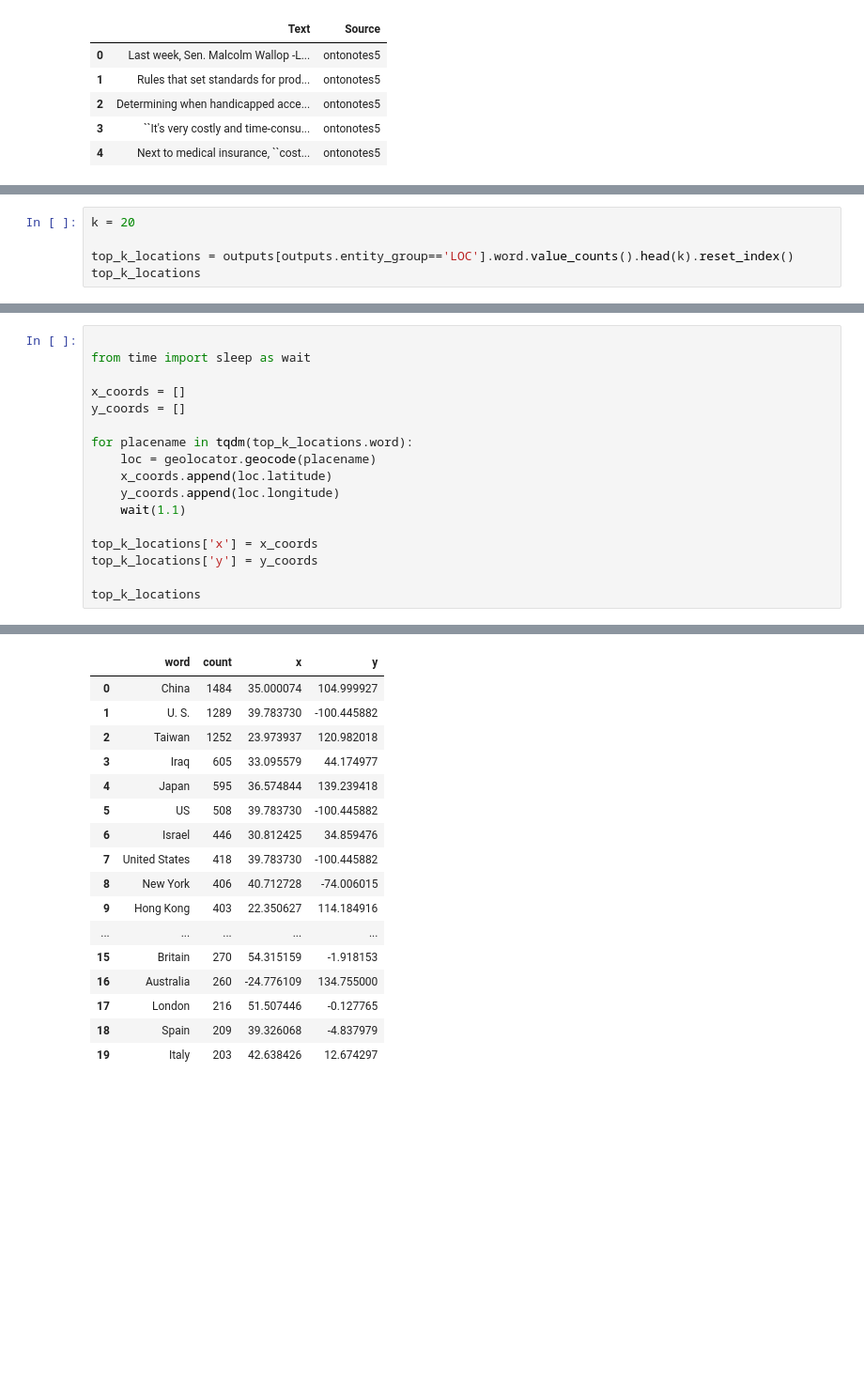
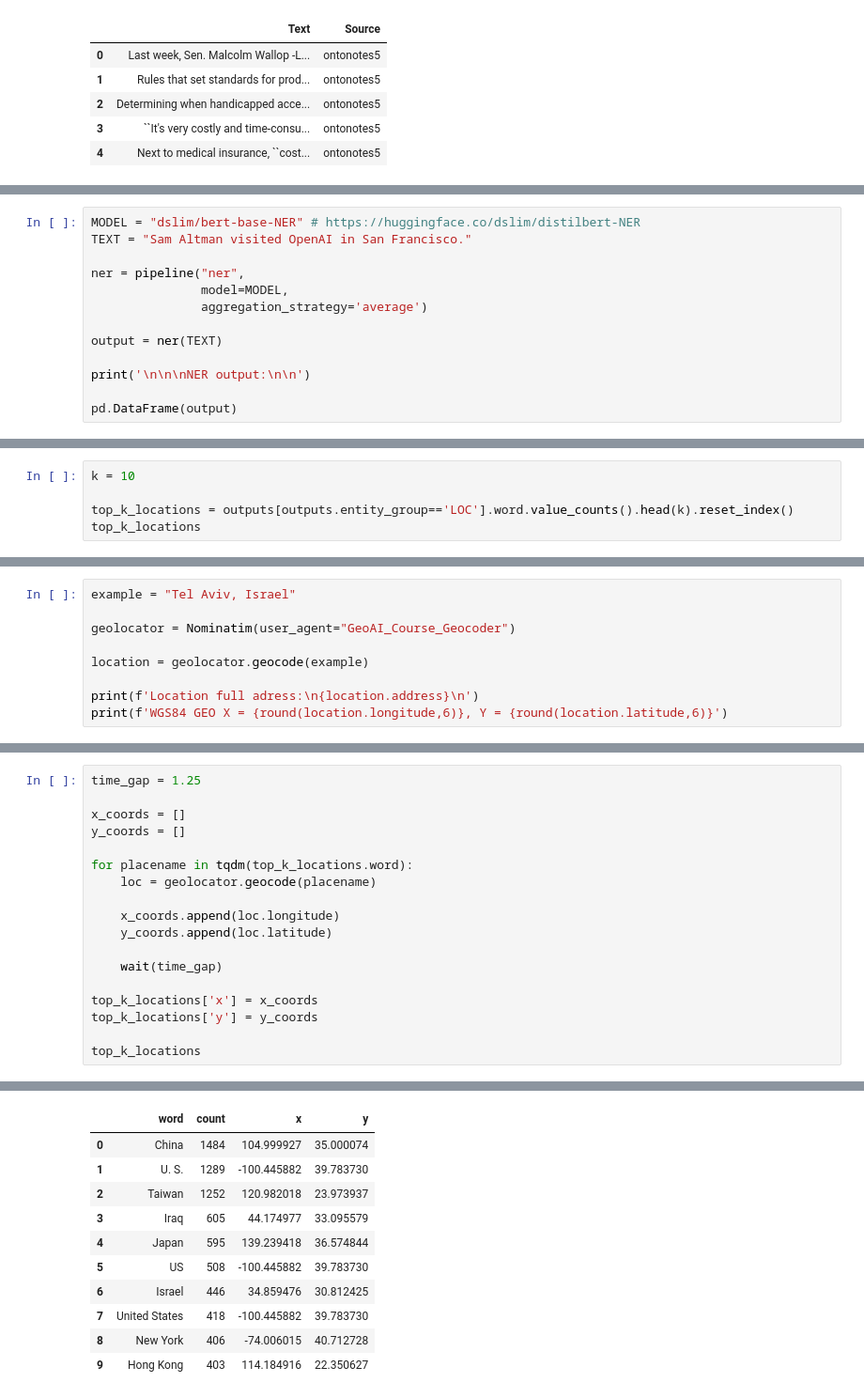
Before and after one commit to EtzionR/LM4GeoAI, a Jupyter notebook: Text_to_Geo.ipynb, the cells around one changed output, grey strips where cells are left out. Shown: that part at 94% size. Cells and saved outputs as stored; diff of their text form; blank space fills up the shorter version.

```diff
--- a/Text_to_Geo.ipynb
+++ b/Text_to_Geo.ipynb
@@ -41,0 +32,13 @@ Device set to use cuda:0
+# %%
+MODEL = "dslim/bert-base-NER" # https://huggingface.co/dslim/distilbert-NER
+TEXT = "Sam Altman visited OpenAI in San Francisco."
+
+ner = pipeline("ner",
+               model=MODEL,
+               aggregation_strategy='average')
+
+output = ner(TEXT)
+
+print('\n\n\nNER output:\n\n')
+
+pd.DataFrame(output)
@@ -77,5 +88,5 @@ NER output shape: (69932, 7)
 # %%
-k = 20
+k = 10
 
 top_k_locations = outputs[outputs.entity_group=='LOC'].word.value_counts().head(k).reset_index()
 top_k_locations
@@ -111,0 +105,9 @@ print(location.latitude, location.longitude)
+# %%
+example = "Tel Aviv, Israel"
+
+geolocator = Nominatim(user_agent="GeoAI_Course_Geocoder")
+
+location = geolocator.geocode(example)
+
+print(f'Location full adress:\n{location.address}\n')
+print(f'WGS84 GEO X = {round(location.longitude,6)}, Y = {round(location.latitude,6)}')
@@ -112,15 +119,16 @@ print(location.latitude, location.longitude)
 # %%
-
-from time import sleep as wait
+time_gap = 1.25
 
 x_coords = []
 y_coords = []
 
 for placename in tqdm(top_k_locations.word):
     loc = geolocator.geocode(placename)
-    x_coords.append(loc.latitude)
-    y_coords.append(loc.longitude)
-    wait(1.1)
+
+    x_coords.append(loc.longitude)
+    y_coords.append(loc.latitude)
+
+    wait(time_gap)
 
 top_k_locations['x'] = x_coords
 top_k_locations['y'] = y_coords
@@ -130,18 +139,12 @@ top_k_locations
 |  | word | count | x | y |
-| 0 | China | 1484 | 35.000074 | 104.999927 |
-| 1 | U. S. | 1289 | 39.783730 | -100.445882 |
-| 2 | Taiwan | 1252 | 23.973937 | 120.982018 |
-| 3 | Iraq | 605 | 33.095579 | 44.174977 |
-| 4 | Japan | 595 | 36.574844 | 139.239418 |
-| 5 | US | 508 | 39.783730 | -100.445882 |
-| 6 | Israel | 446 | 30.812425 | 34.859476 |
-| 7 | United States | 418 | 39.783730 | -100.445882 |
-| 8 | New York | 406 | 40.712728 | -74.006015 |
-| 9 | Hong Kong | 403 | 22.350627 | 114.184916 |
-| ... | ... | ... | ... | ... |
-| 15 | Britain | 270 | 54.315159 | -1.918153 |
-| 16 | Australia | 260 | -24.776109 | 134.755000 |
-| 17 | London | 216 | 51.507446 | -0.127765 |
-| 18 | Spain | 209 | 39.326068 | -4.837979 |
-| 19 | Italy | 203 | 42.638426 | 12.674297 |
+| 0 | China | 1484 | 104.999927 | 35.000074 |
+| 1 | U. S. | 1289 | -100.445882 | 39.783730 |
+| 2 | Taiwan | 1252 | 120.982018 | 23.973937 |
+| 3 | Iraq | 605 | 44.174977 | 33.095579 |
+| 4 | Japan | 595 | 139.239418 | 36.574844 |
+| 5 | US | 508 | -100.445882 | 39.783730 |
+| 6 | Israel | 446 | 34.859476 | 30.812425 |
+| 7 | United States | 418 | -100.445882 | 39.783730 |
+| 8 | New York | 406 | -74.006015 | 40.712728 |
+| 9 | Hong Kong | 403 | 114.184916 | 22.350627 |
 # %%
```
Also changed, not shown: parts of 14 cells of this notebook.
